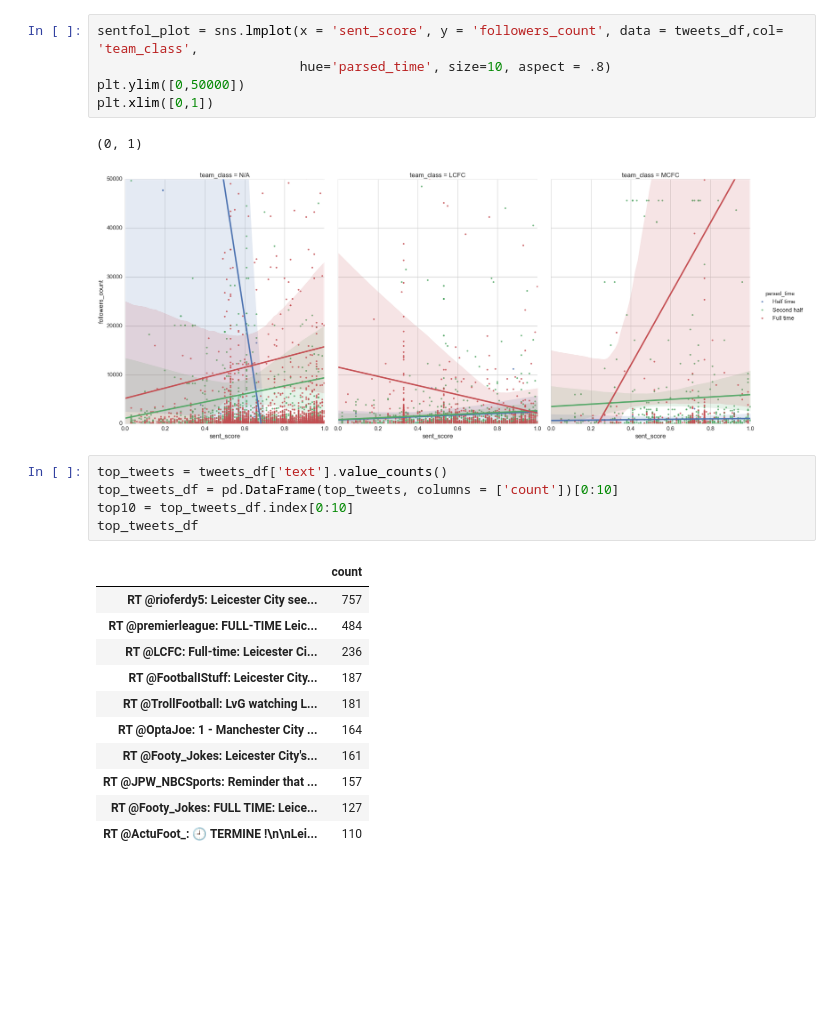
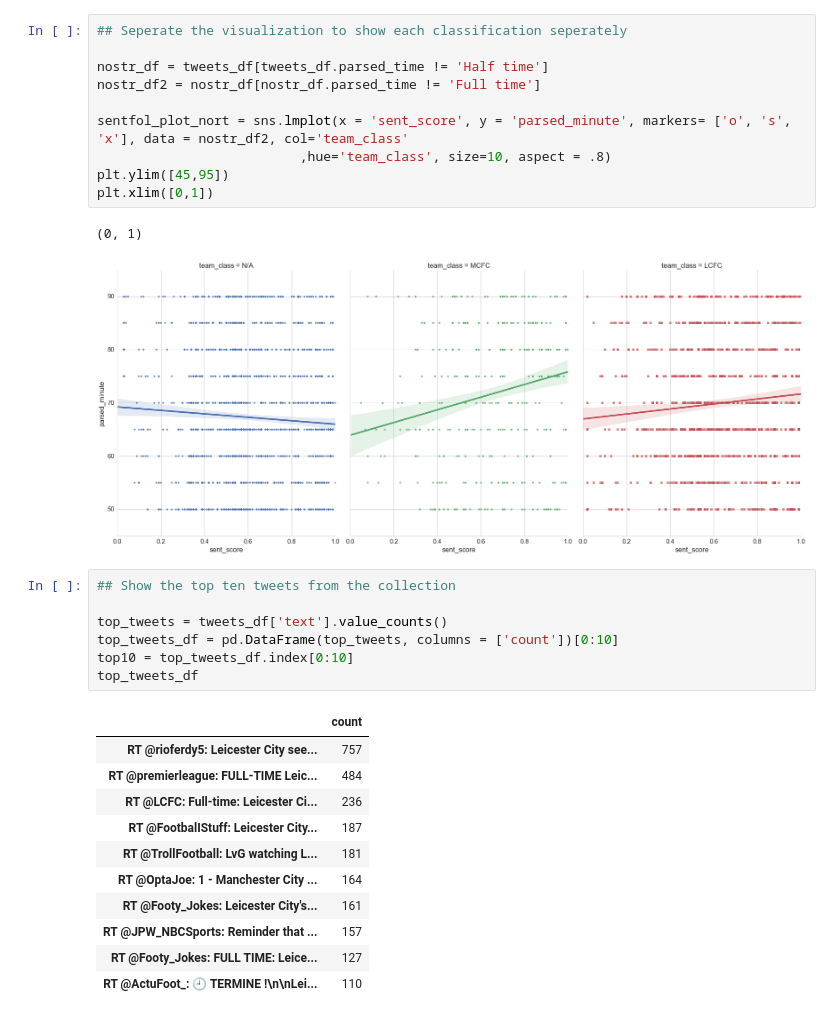
Before and after one commit to Rusbens1/Manchester-City-vs.-Leicester-City, a Jupyter notebook: Manchester City vs. Leicester City.ipynb, the cells around one changed output. Cells and saved outputs as stored; diff of their text form; blank space fills up the shorter version.

```diff
--- a/Manchester City vs. Leicester City.ipynb
+++ b/Manchester City vs. Leicester City.ipynb
@@ -319,12 +445,19 @@ for p in sent_distplot.patches:
 # %%
-sentfol_plot = sns.lmplot(x = 'sent_score', y = 'followers_count', data = tweets_df,col= 'team_class',
-                          hue='parsed_time', size=10, aspect = .8)
-plt.ylim([0,50000])
+## Seperate the visualization to show each classification seperately
+
+nostr_df = tweets_df[tweets_df.parsed_time != 'Half time']
+nostr_df2 = nostr_df[nostr_df.parsed_time != 'Full time']
+
+sentfol_plot_nort = sns.lmplot(x = 'sent_score', y = 'parsed_minute', markers= ['o', 's', 'x'], data = nostr_df2, col='team_class'
+                          ,hue='team_class', size=10, aspect = .8)
+plt.ylim([45,95])
 plt.xlim([0,1])
 # %% [output]
 (0, 1)
-[figure, old version]
+[figure, new version]
 # %%
+## Show the top ten tweets from the collection
+
 top_tweets = tweets_df['text'].value_counts()
 top_tweets_df = pd.DataFrame(top_tweets, columns = ['count'])[0:10]
 top10 = top_tweets_df.index[0:10]
```
Also changed, not shown: parts of 41 cells of this notebook, 25 other files.
